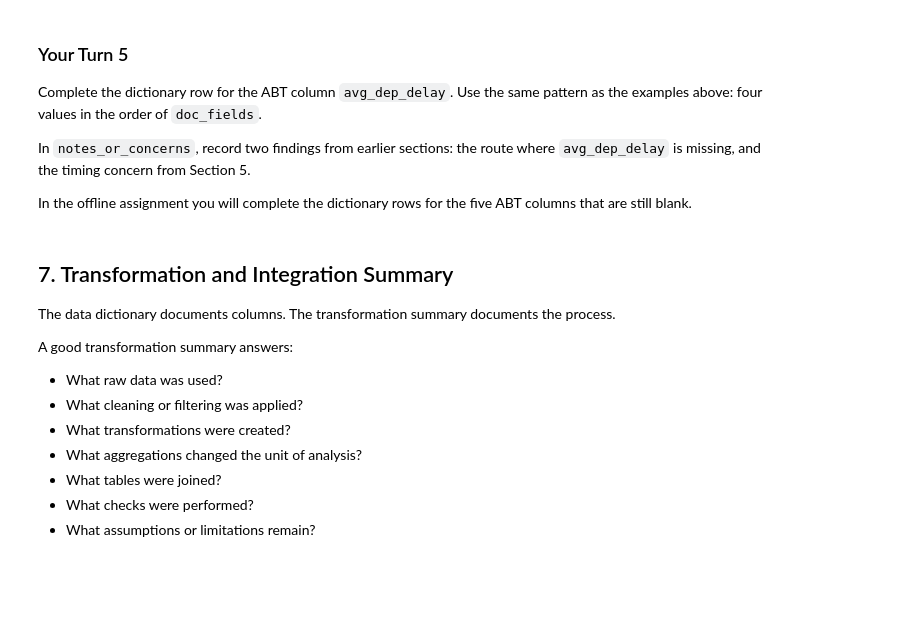
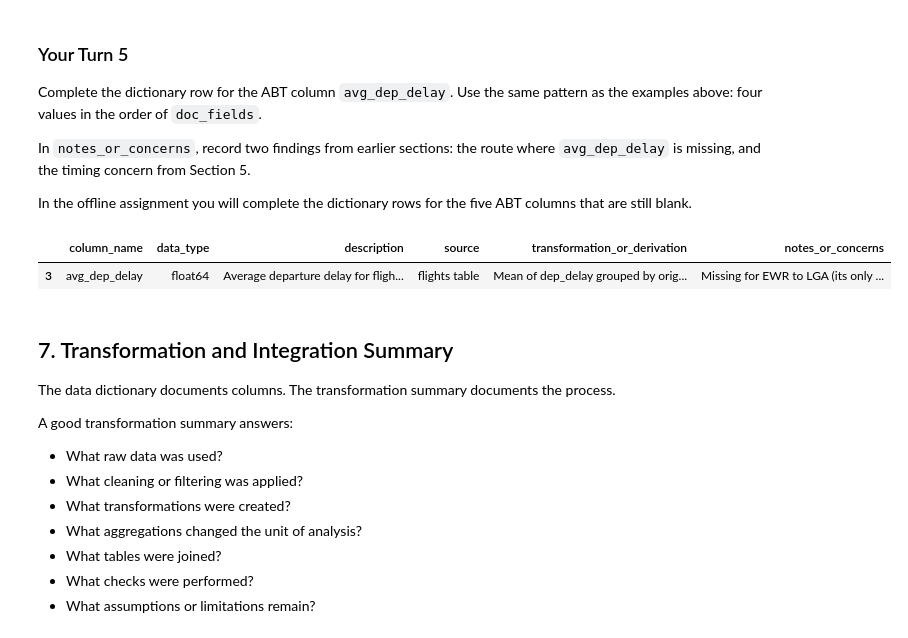
Before and after one commit to chapafive55/Module-11, a Jupyter notebook: notebooks/module11_abt_documentation_guided_lab.ipynb, the cells around one changed output. Cells and saved outputs as stored; diff of their text form; code cells hidden in the pictures; blank space fills up the shorter version.

```diff
--- a/notebooks/module11_abt_documentation_guided_lab.ipynb
+++ b/notebooks/module11_abt_documentation_guided_lab.ipynb
@@ -394,14 +528,22 @@ In the offline assignment you will complete the dictionary rows for the five ABT
 # %%
 # Your Turn 5 - document the ABT column avg_dep_delay (one dictionary row).
 # Replace the four empty strings, in the order of doc_fields, then run the cell.
 your_turn_entries = {
-    "avg_dep_delay": ["", "", "", ""],
+    "avg_dep_delay": [
+        "Average departure delay for flights on the route, in minutes",
+        "flights table",
+        "Mean of dep_delay grouped by origin and destination",
+        "Missing for EWR to LGA (its only flight was cancelled); not known before the season starts, so using it to predict arrival delay would be data leakage"
+    ],
 }
 
 for abt_column, values in your_turn_entries.items():
     data_dictionary.loc[data_dictionary["column_name"] == abt_column, doc_fields] = values
 
 data_dictionary[data_dictionary["column_name"] == "avg_dep_delay"]
+# %% [output]
+|  | column_name | data_type | description | source | transformation_or_derivation | notes_or_concerns |
+| 3 | avg_dep_delay | float64 | Average departure delay for fligh... | flights table | Mean of dep_delay grouped by orig... | Missing for EWR to LGA (its only ... |
 # %% [markdown]
 ## 7. Transformation and Integration Summary
 
```
Also changed, not shown: parts of 29 cells of this notebook.
